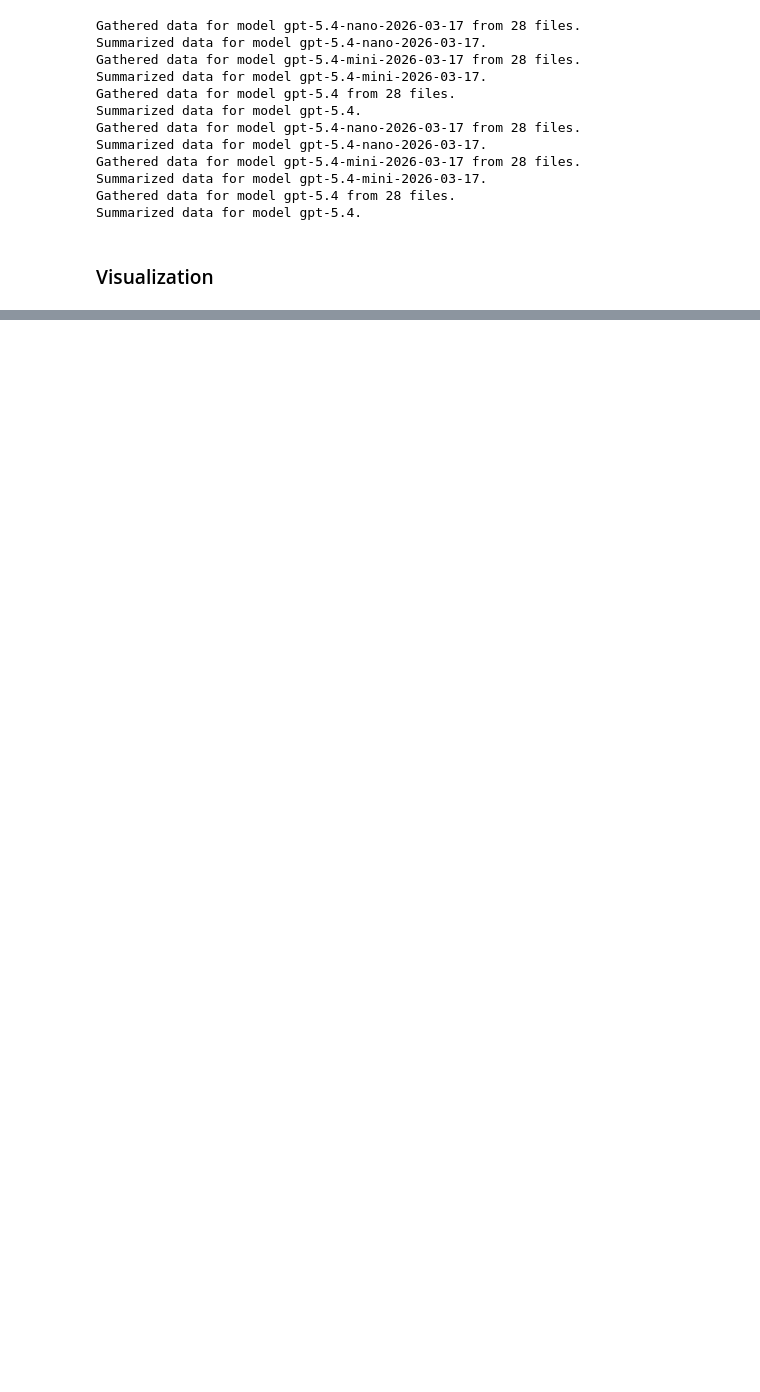
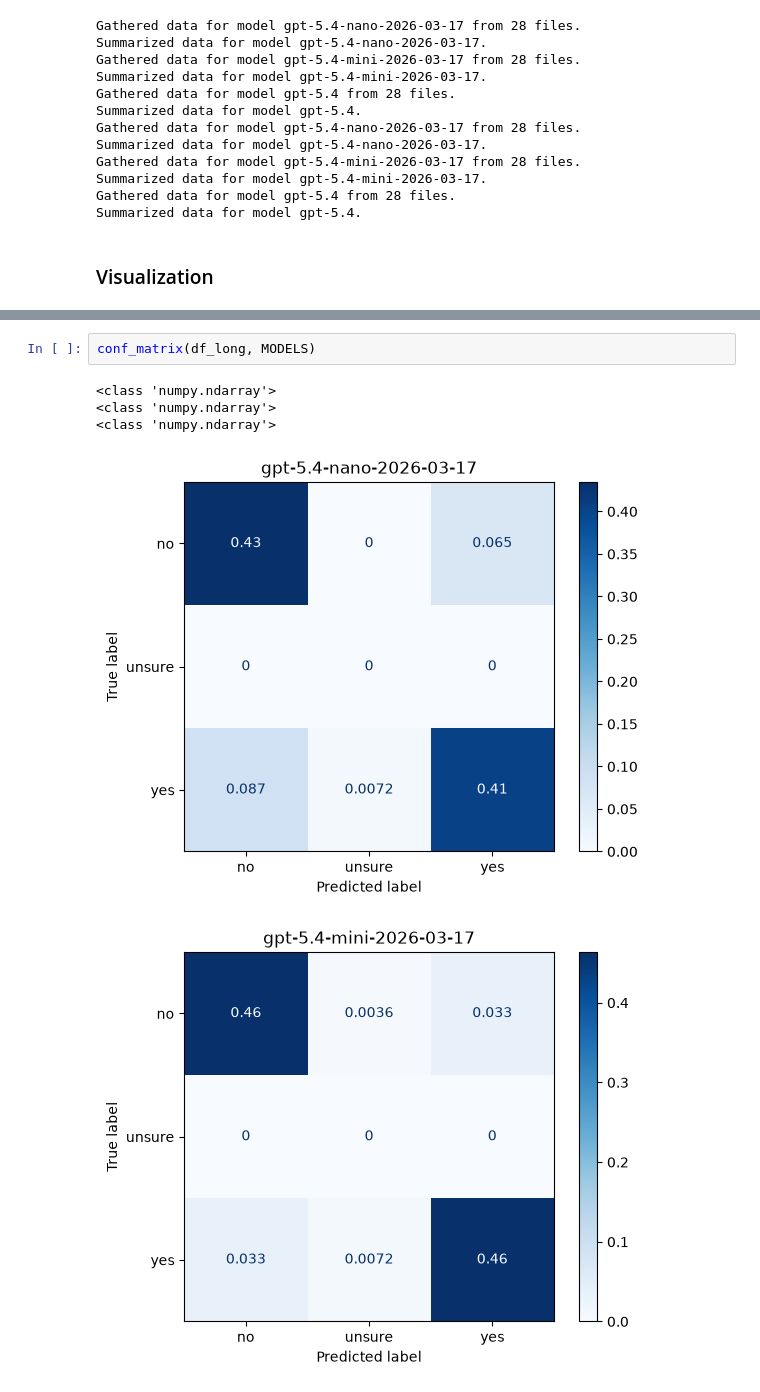
Before and after one commit to isabellaboux/isa-llm, a Jupyter notebook: analyze_data.ipynb, the cells around one changed output, grey strips where cells are left out. Cells and saved outputs as stored; diff of their text form; blank space fills up the shorter version.

```diff
--- a/analyze_data.ipynb
+++ b/analyze_data.ipynb
@@ -308,0 +349,8 @@ fig.show()
+# %%
+conf_matrix(df_long, MODELS)
+# %% [output]
+<class 'numpy.ndarray'>
+<class 'numpy.ndarray'>
+<class 'numpy.ndarray'>
+[figure, added]
+[figure, added]
```
Also changed, not shown: parts of 16 cells of this notebook, 15 other files.
